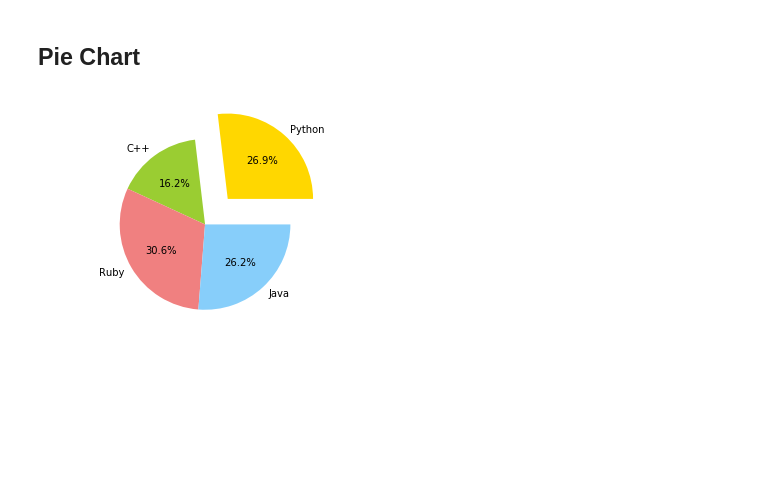
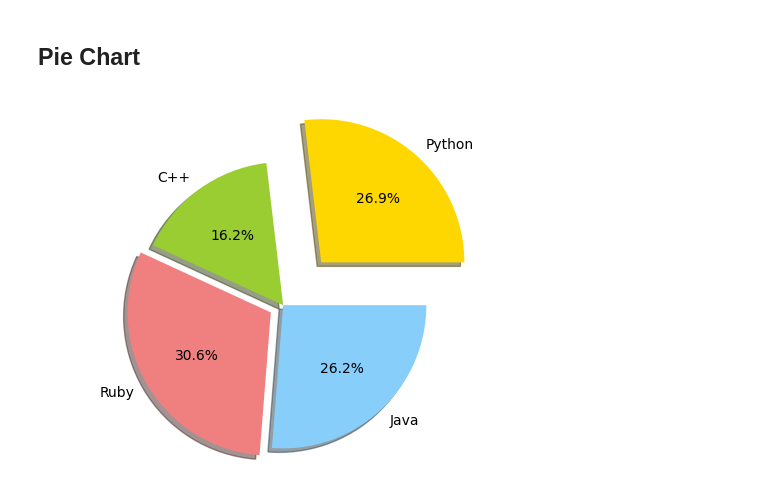
Before and after one commit to Rameezpnr/Python_101_Concentrated, a Jupyter notebook: Notes/4.5-Matplotlib.ipynb, the cells around one changed output. Cells and saved outputs as stored; diff of their text form; code cells hidden in the pictures; blank space fills up the shorter version.

```diff
--- a/Notes/4.5-Matplotlib.ipynb
+++ b/Notes/4.5-Matplotlib.ipynb
@@ -171,15 +182,15 @@ data
 # %%
 # Data to plot
 labels = 'Python', 'C++', 'Ruby', 'Java'
 sizes = [215, 130, 245, 210]
 colors = ['gold', 'yellowgreen', 'lightcoral', 'lightskyblue']
-explode = (0.4, 0, 0, 0)  # explode 1st slice
+explode = (0.4, 0, 0.1, 0)  # explode 1st slice
 
 # Plot
 plt.pie(sizes, explode=explode, labels=labels, colors=colors,
-autopct='%1.1f%%', shadow=False)
+autopct='%1.1f%%', shadow=True)
 
 plt.axis('equal')
 plt.show()
 # %% [output]
-[figure, old version]
+[figure, new version]
```
Also changed, not shown: parts of 8 cells of this notebook.
